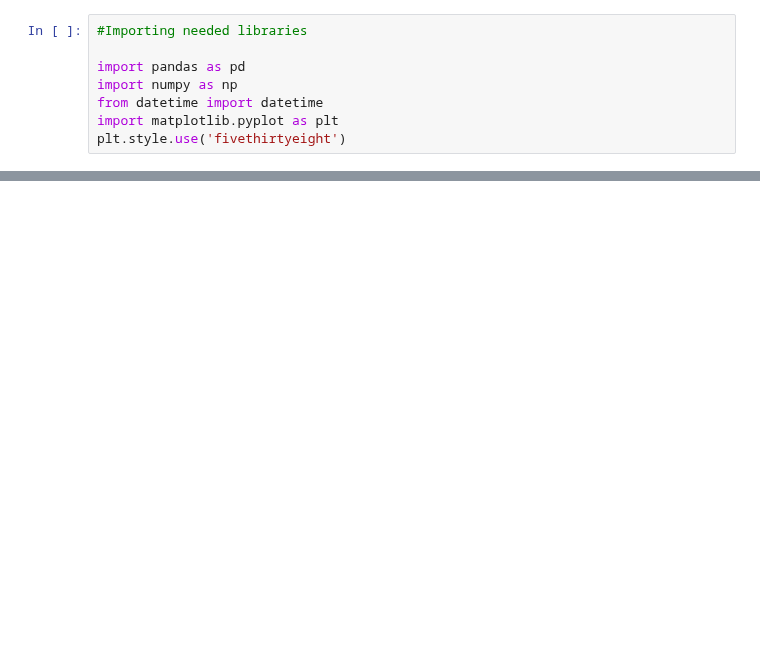
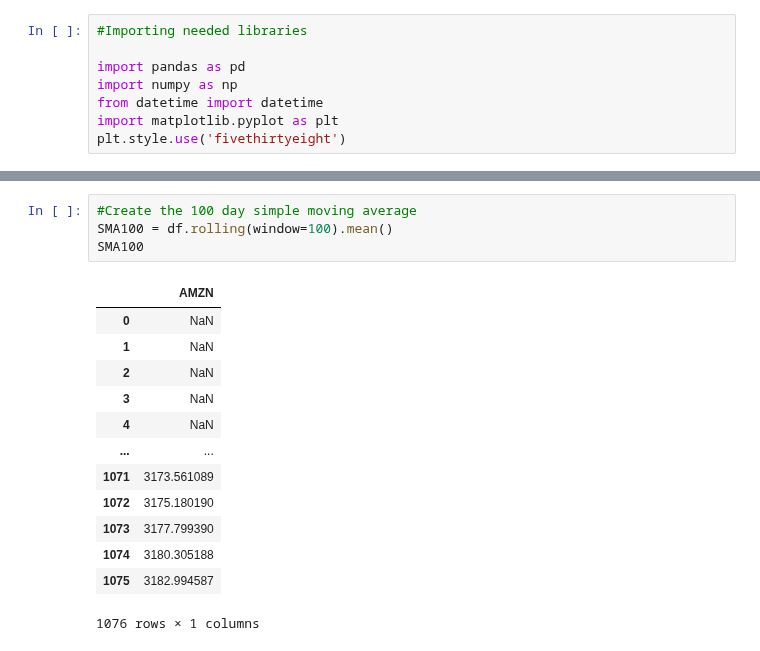
Before and after one commit to xanasa14/Finances, a Jupyter notebook: BuySell.ipynb, the cells around one changed output, grey strips where cells are left out. Saved outputs shown, nothing was run; the diff lists cells and outputs as text; blank space fills up the shorter version.

```diff
--- a/BuySell.ipynb
+++ b/BuySell.ipynb
@@ -49,0 +73,18 @@ df
+# %%
+#Create the 100 day simple moving average
+SMA100 = df.rolling(window=100).mean()
+SMA100
+# %% [output]
+|  | AMZN |
+| 0 | NaN |
+| 1 | NaN |
+| 2 | NaN |
+| 3 | NaN |
+| 4 | NaN |
+| ... | ... |
+| 1071 | 3173.561089 |
+| 1072 | 3175.180190 |
+| 1073 | 3177.799390 |
+| 1074 | 3180.305188 |
+| 1075 | 3182.994587 |
+1076 rows × 1 columns
```
Also changed, not shown: parts of 3 cells of this notebook.
